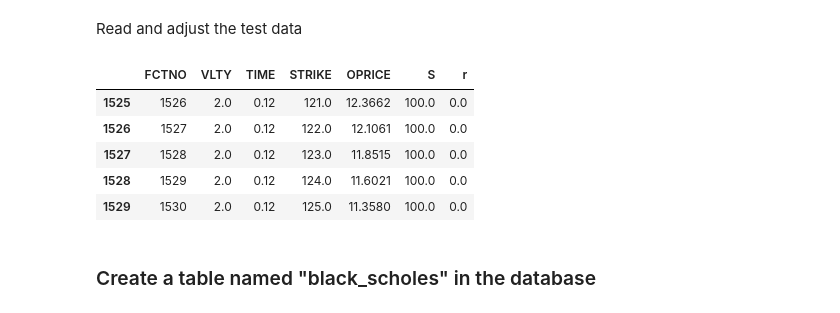
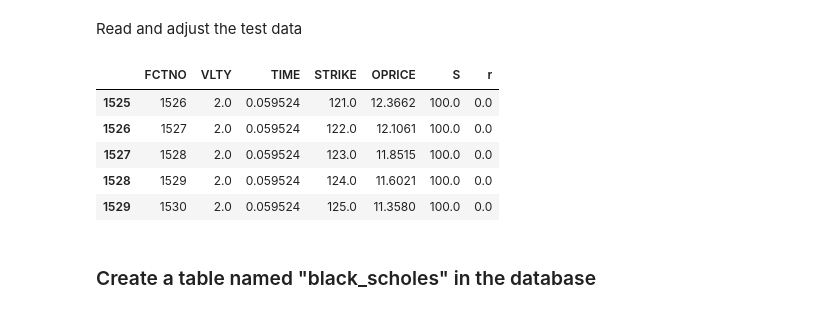
Before and after one commit to heavyai/rbc, a Jupyter notebook: notebooks/black_scholes_UDF.ipynb, the cells around one changed output. Drawn from its saved outputs; the diff is of its cells as text; code cells hidden in the pictures.

```diff
--- a/notebooks/black_scholes_UDF.ipynb
+++ b/notebooks/black_scholes_UDF.ipynb
@@ -48,20 +48,20 @@ Read and adjust the test data
 # %%
 import pandas as pd
 
 # Data taken from
 # http://www.scientific-consultants.com/nnbd.html
 df = pd.read_csv('data_black_scholes.csv', sep=',')
 df['S'] = 100.0
 df['r'] = 0.0
-df['TIME'] = df['TIME'] / 125
+df['TIME'] = df['TIME'] / 252
 df.tail()
 # %% [output]
 |  | FCTNO | VLTY | TIME | STRIKE | OPRICE | S | r |
-| 1525 | 1526 | 2.0 | 0.12 | 121.0 | 12.3662 | 100.0 | 0.0 |
-| 1526 | 1527 | 2.0 | 0.12 | 122.0 | 12.1061 | 100.0 | 0.0 |
-| 1527 | 1528 | 2.0 | 0.12 | 123.0 | 11.8515 | 100.0 | 0.0 |
-| 1528 | 1529 | 2.0 | 0.12 | 124.0 | 11.6021 | 100.0 | 0.0 |
-| 1529 | 1530 | 2.0 | 0.12 | 125.0 | 11.3580 | 100.0 | 0.0 |
+| 1525 | 1526 | 2.0 | 0.059524 | 121.0 | 12.3662 | 100.0 | 0.0 |
+| 1526 | 1527 | 2.0 | 0.059524 | 122.0 | 12.1061 | 100.0 | 0.0 |
+| 1527 | 1528 | 2.0 | 0.059524 | 123.0 | 11.8515 | 100.0 | 0.0 |
+| 1528 | 1529 | 2.0 | 0.059524 | 124.0 | 11.6021 | 100.0 | 0.0 |
+| 1529 | 1530 | 2.0 | 0.059524 | 125.0 | 11.3580 | 100.0 | 0.0 |
 # %% [markdown]
 ### Create a table named "black_scholes" in the database
 # %%
```
Also changed, not shown: parts of 3 cells of this notebook.
